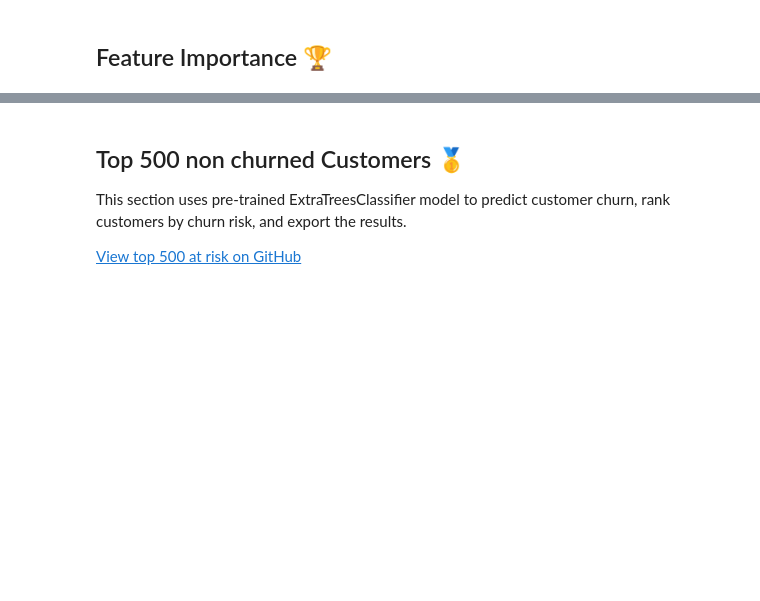
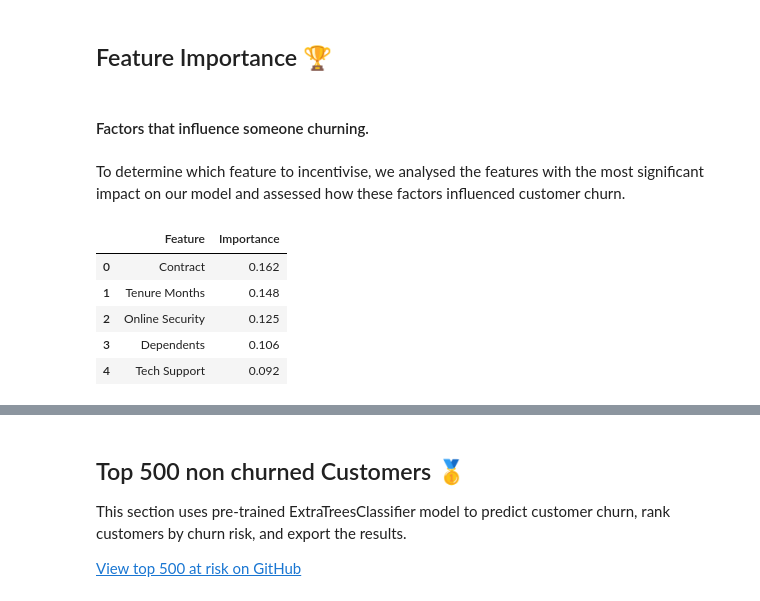
Before and after one commit to Ale42RA/SWAN, a Jupyter notebook: swan.ipynb, the cells around one changed output, grey strips where cells are left out. Drawn from its saved outputs; the diff is of its cells as text; code cells hidden in the pictures; blank space fills up the shorter version.

```diff
--- a/swan.ipynb
+++ b/swan.ipynb
@@ -704,0 +753,3 @@ def metrics_evaluate(X_train_fe, X_test_fe, y_train, y_test, tree):
+# %%
+# Fit our extra trees with grid search to the data
+gs_et.fit(X_train_fe, y_train)
@@ -704,0 +765,5 @@ def metrics_evaluate(X_train_fe, X_test_fe, y_train, y_test, tree):
+# %%
+# Retrieve the best parameters from the grid search and use them to create the final model.
+# Fit the optimised model to the training data.
+model = gs_et.best_estimator_
+model.fit(X_train_fe, y_train)
@@ -704,0 +772,5 @@ def metrics_evaluate(X_train_fe, X_test_fe, y_train, y_test, tree):
+# %%
+import joblib
+
+#joblib.dump(dt_et, 'model.pkl')
+model = joblib.load('model.pkl')
@@ -708,6 +816,29 @@ def metrics_evaluate(X_train_fe, X_test_fe, y_train, y_test, tree):
 # model loaded from pickle file, in a recurring notebook.
 # extraTreesClassifier(max_depth=7, n_estimators=160, random_state=12)
 
-model = joblib.load('model/model.pkl')
+model_path = "model/model.pkl"
+model = joblib.load(model_path)
 # %% [markdown]
 ## Feature Importance 🏆
+# %% [markdown]
+#### Factors that influence someone churning.
+# %% [markdown]
+To determine which feature to incentivise, we analysed the features with the most significant impact on our model and assessed how these factors influenced customer churn.
+# %%
+# Determine the feature importance from our model
+importance = list(zip(X_train_fe.columns, [round(x, 3) for x in model.feature_importances_]))
+
+# Sort features into most important
+importance_sorted = sorted(importance, key=lambda x: x[1], reverse=True)
+
+# Create dataframe of feature importance
+model_importance = pd.DataFrame(importance_sorted, columns=['Feature', 'Importance'])
+
+model_importance.head()
+# %% [output]
+|  | Feature | Importance |
+| 0 | Contract | 0.162 |
+| 1 | Tenure Months | 0.148 |
+| 2 | Online Security | 0.125 |
+| 3 | Dependents | 0.106 |
+| 4 | Tech Support | 0.092 |
```
Also changed, not shown: parts of 27 cells of this notebook, 8 other files.
